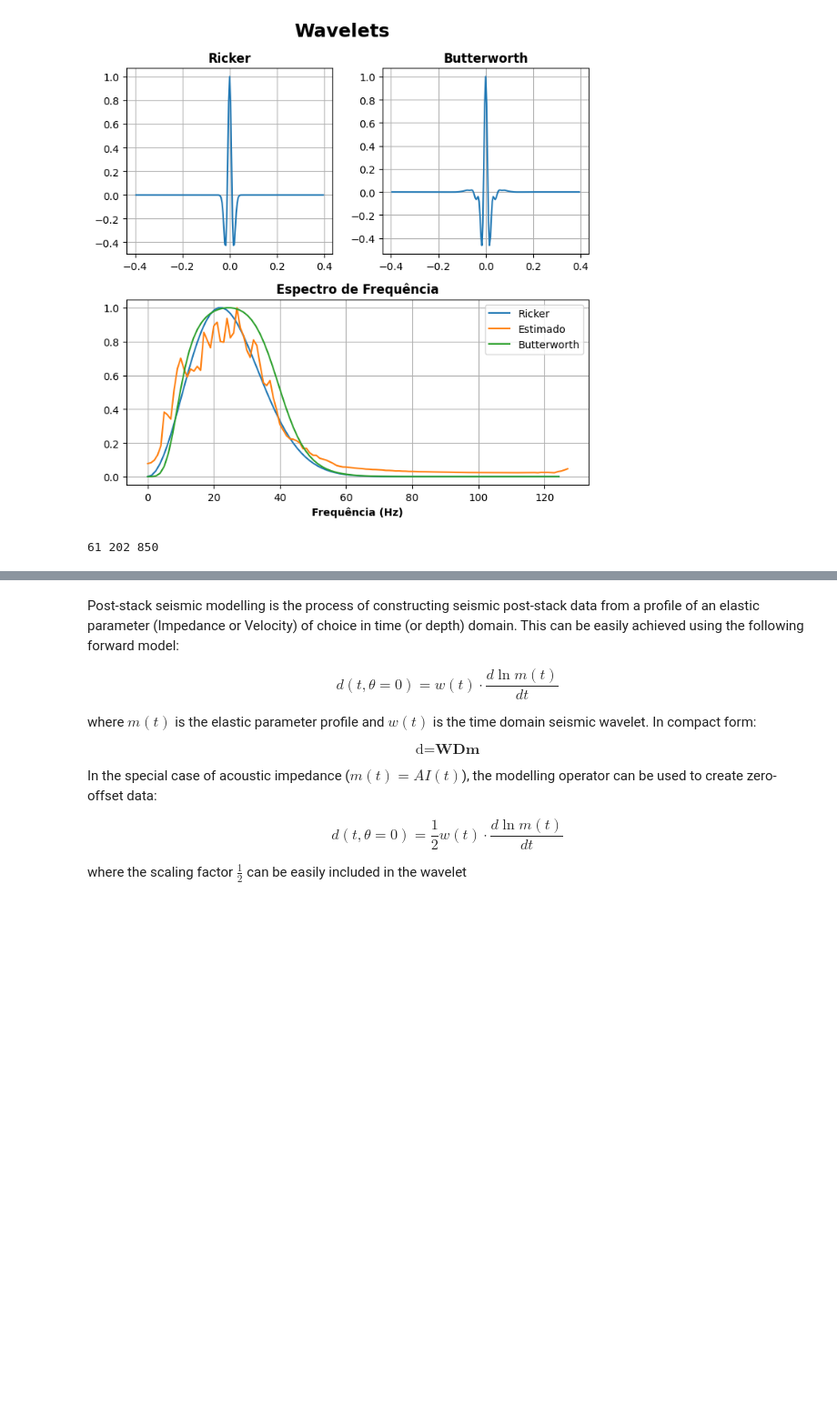
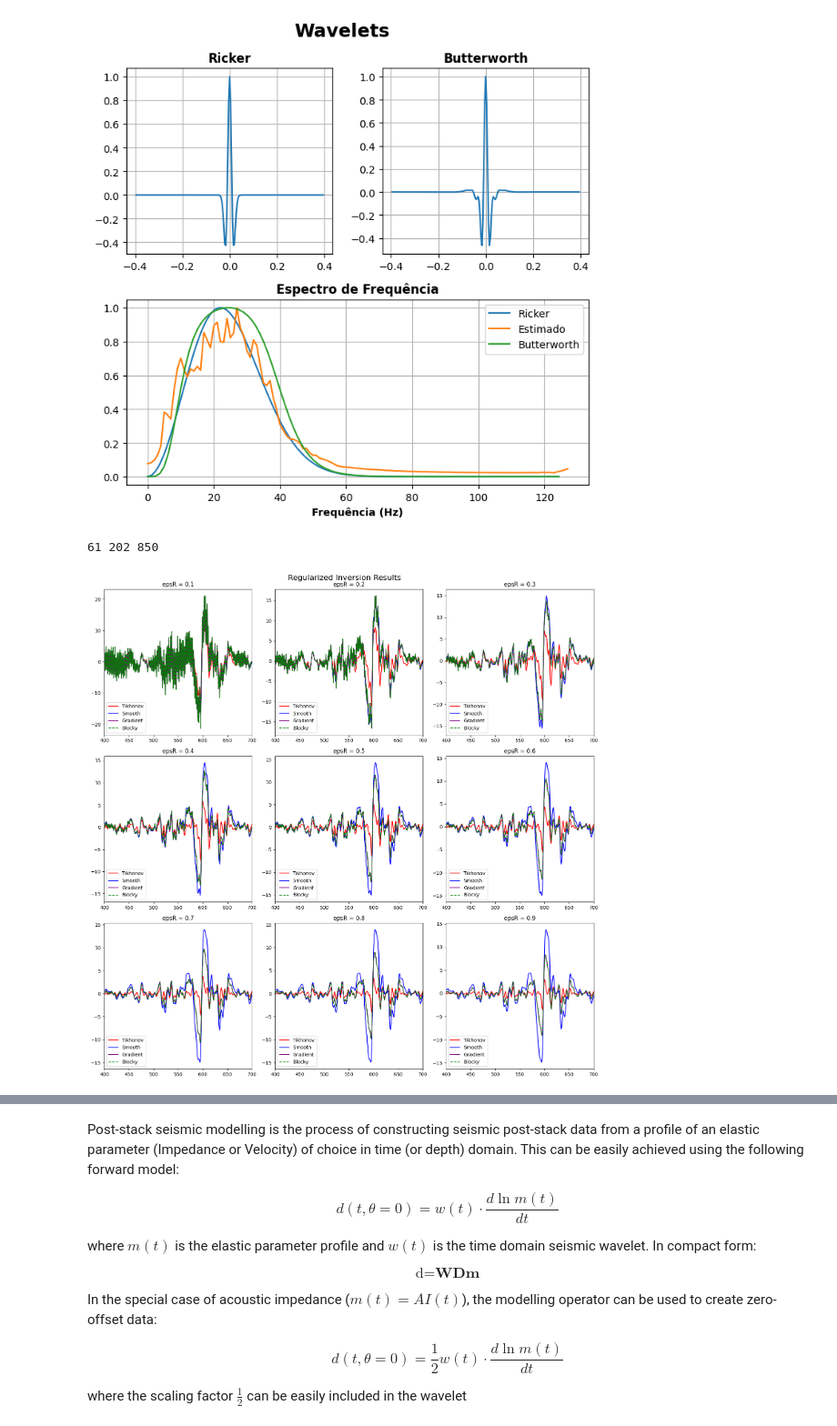
Before and after one commit to albano-a/InvertLab, a Jupyter notebook: normal_equations.ipynb, the cells around one changed output, grey strips where cells are left out. Shown at 91% size. Drawn from its saved outputs; the diff is of its cells as text; code cells hidden in the pictures; blank space fills up the shorter version.

```diff
--- a/normal_equations.ipynb
+++ b/normal_equations.ipynb
@@ -191,3 +197,88 @@ d_inv2_ppop = pylops.avo.poststack.PoststackLinearModelling(
+# %%
+epsRs = np.arange(0.1, 1, 0.1)
+# %%
+# Initialize lists to store results
+tikho_results = []
+smooth_results = []
+blocky_results = []
+gradient_results = []
+
+# Perform regularized inversion for each epsilon value
+for i in epsRs:
+    d_inv2_tikho = (
+        pylops.regularized_inversion(
+            Op=d_inv2_ppop,
+            y=d[ILINE, XLINE, :],
+            Regs=[pylops.Identity(nz)],
+            epsRs=[i],
+            x0=np.zeros(d[ILINE, XLINE, :].shape),
+            engine="scipy",
+            **dict(iter_lim=1000)
+        )[0]
+    )
+    tikho_results.append(d_inv2_tikho)
+
+    d2op = pylops.SecondDerivative(nz)
+    d_inv2_smooth = (
+        pylops.regularized_inversion(
+            Op=d_inv2_ppop,
+            y=d[ILINE, XLINE, :],
+            Regs=[d2op],
+            epsRs=[i],
+            x0=np.zeros(d[ILINE, XLINE, :].shape),
+            engine="scipy",
+            **dict(iter_lim=1000)
+        )[0]
+    )
+    smooth_results.append(d_inv2_smooth)
+
+    d2op = pylops.FirstDerivative(nz)
+    d_inv2_blocky = (
+        pylops.regularized_inversion(
+            Op=d_inv2_ppop,
+            y=d[ILINE, XLINE, :],
+            Regs=[d2op],
+            epsRs=[i],
+            x0=np.zeros(d[ILINE, XLINE, :].shape),
+            engine="scipy",
+            **dict(iter_lim=1000)
+        )[0]
+    )
+    blocky_results.append(d_inv2_blocky)
+
+    d2op = pylops.Gradient(nz)
+    d_inv2_gradient = (
+        pylops.regularized_inversion(
+            Op=d_inv2_ppop,
+            y=d[ILINE, XLINE, :],
+            Regs=[d2op],
+            epsRs=[i],
+            x0=np.zeros(d[ILINE, XLINE, :].shape),
+            engine="scipy",
+            **dict(iter_lim=1000)
+        )[0]
+    )
+    gradient_results.append(d_inv2_gradient)
+
+# Plot the results
+fig, axs = plt.subplots(3, 3, figsize=(15, 15))
+fig.suptitle('Regularized Inversion Results', fontsize=16)
+
+for idx, (tikho, smooth, blocky, gradient) in enumerate(zip(tikho_results, smooth_results, blocky_results, gradient_results)):
+    row = idx // 3
+    col = idx % 3
+    axs[row, col].plot(tikho, '-', color='red', label="Tikhonov")
+    axs[row, col].plot(smooth, '-', color='blue', label="Smooth")
+    axs[row, col].plot(gradient, '-', color='purple', label="Gradient")
+    axs[row, col].plot(blocky, '--', color='green', label="Blocky")
+    axs[row, col].set_xlim(400, 700)
+    axs[row, col].legend(loc="lower left")
+    axs[row, col].set_title(f'epsR = {epsRs[idx]:.1f}')
+
+plt.tight_layout()
+plt.show()
+# %% [output]
+[figure, added]
 # %%
 d_inv2_tikho = (
     pylops.regularized_inversion(
```
Also changed, not shown: parts of 5 cells of this notebook.
